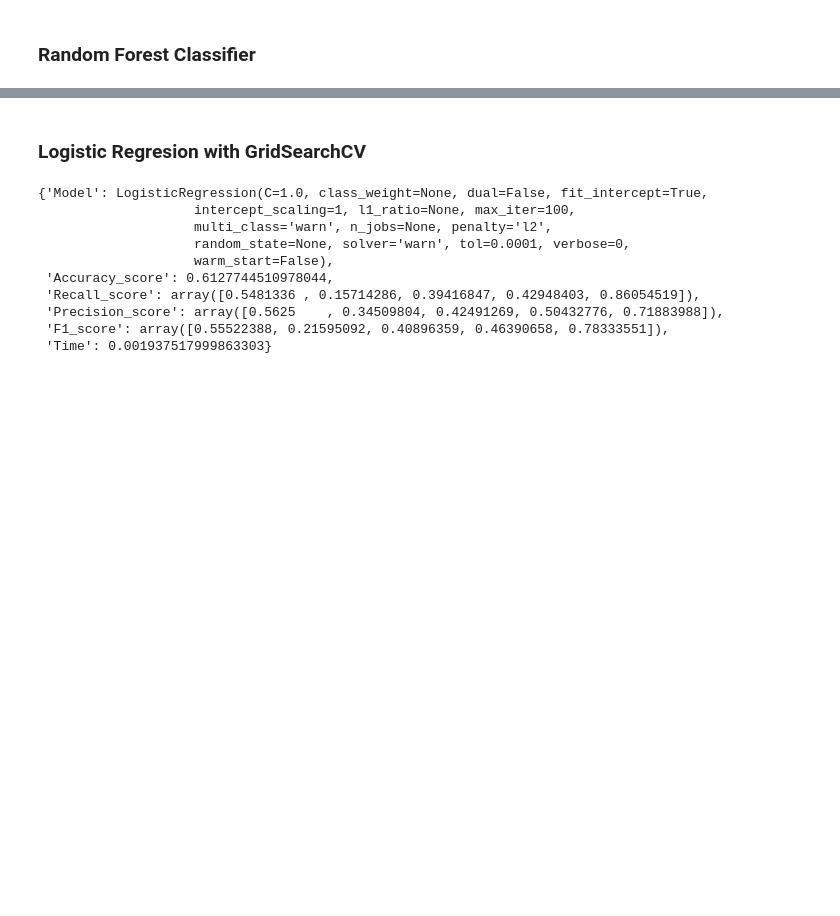
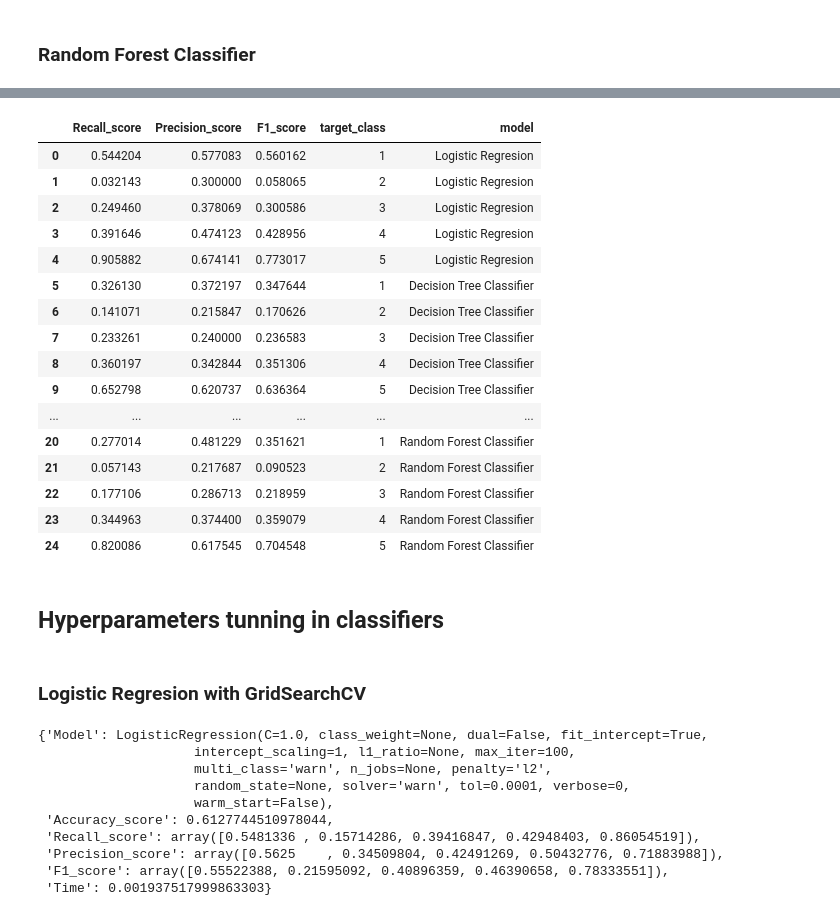
Before and after one commit to Cristinamulas/Text-Classification-And-Sentiment-Analysis-On-Hotel-Reviews, a Jupyter notebook: Text classification models.ipynb, the cells around one changed output, grey strips where cells are left out. Drawn from its saved outputs; the diff is of its cells as text; code cells hidden in the pictures; blank space fills up the shorter version.

```diff
--- a/Text classification models.ipynb
+++ b/Text classification models.ipynb
@@ -297,4 +176,4 @@ weighted avg       0.57      0.61      0.58      7515
 # %% [markdown]
 ### Random Forest Classifier
 # %%
-rf_multi_class = clf(RandomForestClassifier(),'Reviews_tokenize_join', 'target')
+rf_multi_class = clf(RandomForestClassifier(),df, 'Reviews_tokenize_join', 'target')
@@ -357,0 +190,2 @@ weighted avg       0.47      0.51      0.48      7515
+# %%
+l= [lg_multi_class, dt_multi_class, nb_multi_class , svc_multi_class, rf_multi_class ]
@@ -358,3 +253,58 @@ weighted avg       0.47      0.51      0.48      7515
+# %%
+
+
+# df_r = df_recall_pre_f1.explode('Recall_score')
+# recall = df_r.loc[ : , 'Recall_score']
+# x = recall.reset_index(drop=True)
+
+
+# df_p = df_recall_pre_f1.explode('Precision_score')
+# precission = df_p.loc[ : , 'Precision_score']
+# m = precission.reset_index(drop= True)
+
+df_f = df_recall_pre_f1.explode('F1_score')
+# f1_score = df_f.loc[ : , 'F1_score']
+# k = f1_score.reset_index(drop=True)
+# df_metrix = pd.DataFrame([x, m, k]).transpose()
+# # df_metrix['class'] = [1,2,3,4,5]
+# df_metrix
+
+# class_target = pd.Series([1,2,3,4,5] * 5)
+# class_target
+# # repeat_class_target = class_target.repeat(5)
+# # repeat_class_target
+# df_metrix['target_class'] = pd.Series([1,2,3,4,5] * 5)
+
+
+# repeat_model = pd.Series(['Logistic Regresion', 'Decision Tree Classifier', 'Mutinomial NB', 'Linear Support Vector Classification', 'Random Forest Classifier'])
+
+# repeat_model = repeat_model.repeat(5).reset_index()
+# df_metrix['model']  = repeat_model.drop(columns='index')
+# tt = df_metrix.groupby(['model'] ,as_index=False)
+
+# grouped = df_metrix.reset_index().groupby(by=['model'])
+
+# df_metrix
+# %% [output]
+|  | Recall_score | Precision_score | F1_score | target_class | model |
+| 0 | 0.544204 | 0.577083 | 0.560162 | 1 | Logistic Regresion |
+| 1 | 0.032143 | 0.300000 | 0.058065 | 2 | Logistic Regresion |
+| 2 | 0.249460 | 0.378069 | 0.300586 | 3 | Logistic Regresion |
+| 3 | 0.391646 | 0.474123 | 0.428956 | 4 | Logistic Regresion |
+| 4 | 0.905882 | 0.674141 | 0.773017 | 5 | Logistic Regresion |
+| 5 | 0.326130 | 0.372197 | 0.347644 | 1 | Decision Tree Classifier |
+| 6 | 0.141071 | 0.215847 | 0.170626 | 2 | Decision Tree Classifier |
+| 7 | 0.233261 | 0.240000 | 0.236583 | 3 | Decision Tree Classifier |
+| 8 | 0.360197 | 0.342844 | 0.351306 | 4 | Decision Tree Classifier |
+| 9 | 0.652798 | 0.620737 | 0.636364 | 5 | Decision Tree Classifier |
+| ... | ... | ... | ... | ... | ... |
+| 20 | 0.277014 | 0.481229 | 0.351621 | 1 | Random Forest Classifier |
+| 21 | 0.057143 | 0.217687 | 0.090523 | 2 | Random Forest Classifier |
+| 22 | 0.177106 | 0.286713 | 0.218959 | 3 | Random Forest Classifier |
+| 23 | 0.344963 | 0.374400 | 0.359079 | 4 | Random Forest Classifier |
+| 24 | 0.820086 | 0.617545 | 0.704548 | 5 | Random Forest Classifier |
+# %% [markdown]
+## Hyperparameters tunning in classifiers
 # %%
 def clf_grid(model ,col,col1, parameteres):
     start = timeit.timeit()
```
Also changed, not shown: parts of 86 cells of this notebook, 5 other files.
